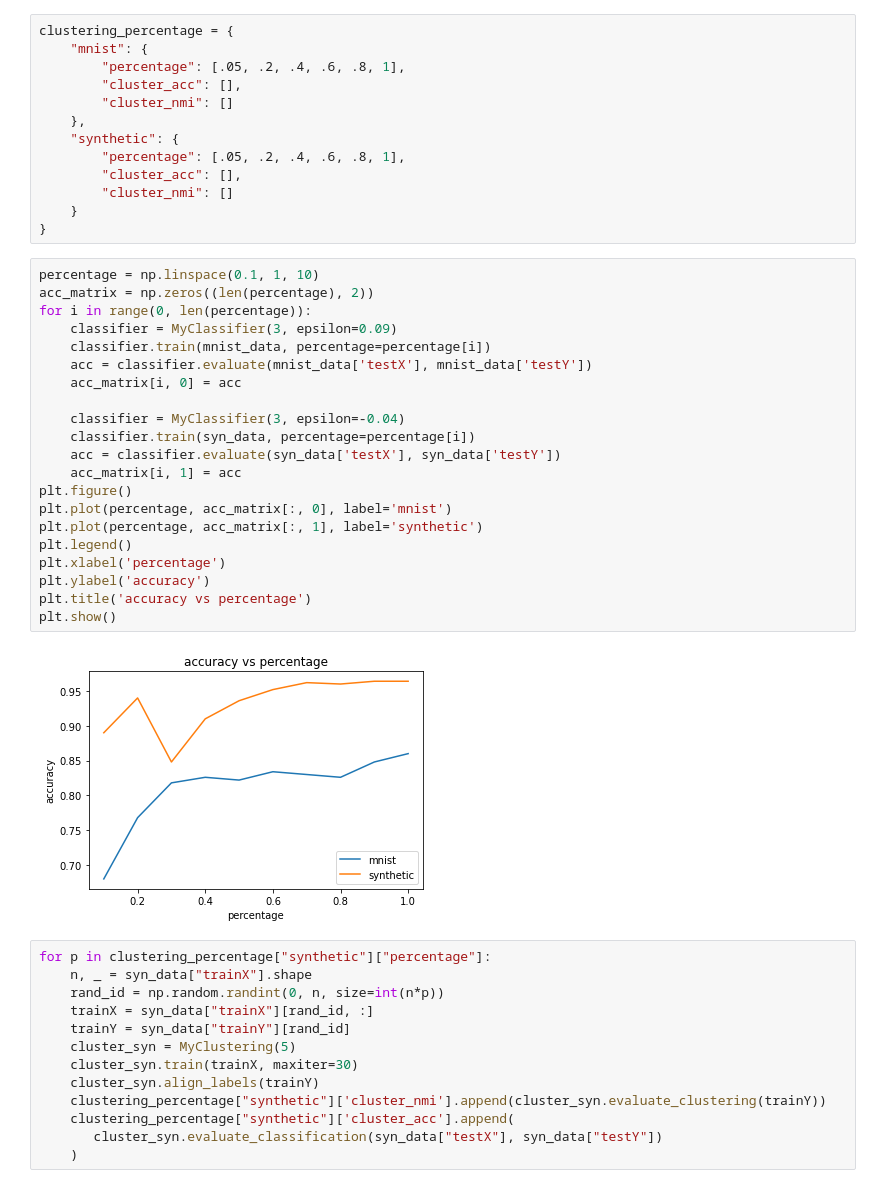
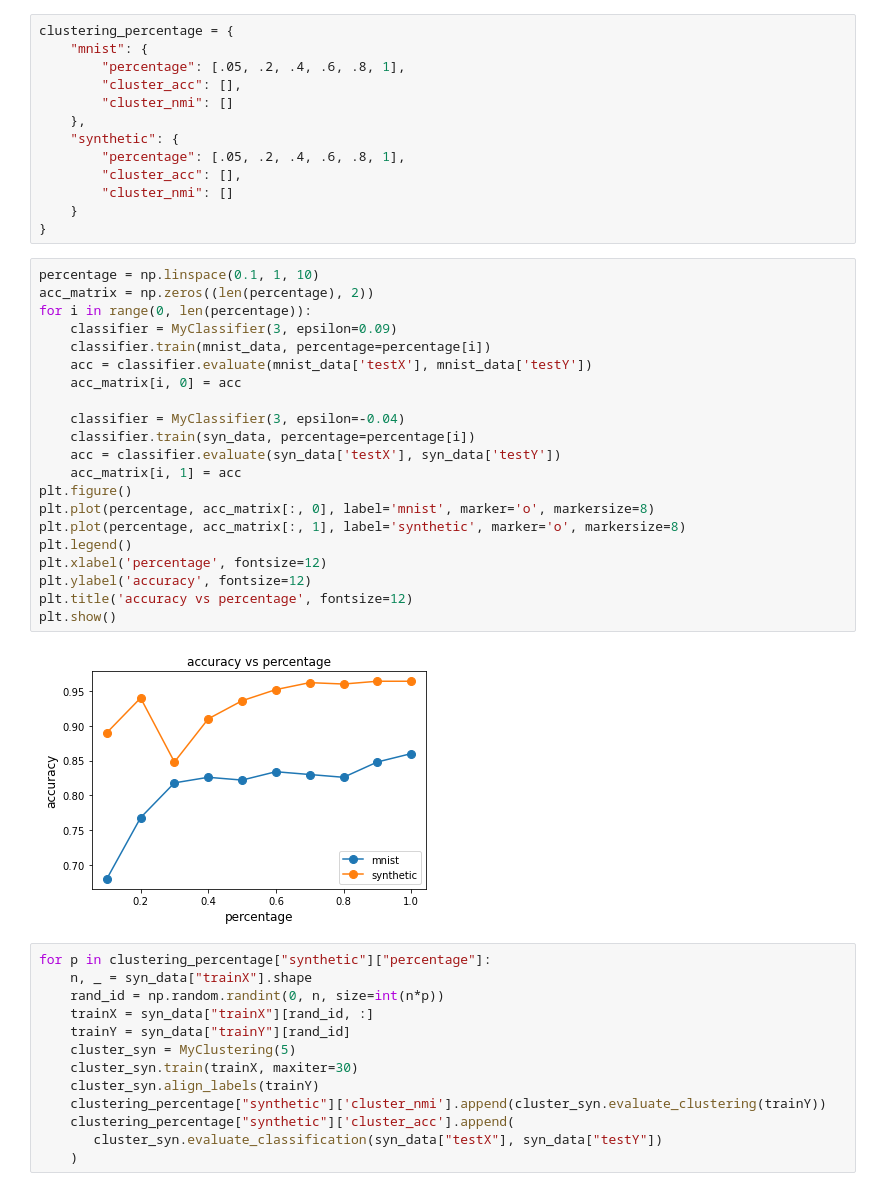
Before and after one commit to YuntianW/ECE236A, a Jupyter notebook: ECE236A_Project_Demo.ipynb, the cells around one changed output. Saved outputs shown, nothing was run; the diff lists cells and outputs as text.

```diff
--- a/ECE236A_Project_Demo.ipynb
+++ b/ECE236A_Project_Demo.ipynb
@@ -175,26 +179,26 @@ clustering_percentage = {
 # %%
 percentage = np.linspace(0.1, 1, 10)
 acc_matrix = np.zeros((len(percentage), 2))
 for i in range(0, len(percentage)):
     classifier = MyClassifier(3, epsilon=0.09)
     classifier.train(mnist_data, percentage=percentage[i])
     acc = classifier.evaluate(mnist_data['testX'], mnist_data['testY'])
     acc_matrix[i, 0] = acc
 
     classifier = MyClassifier(3, epsilon=-0.04)
     classifier.train(syn_data, percentage=percentage[i])
     acc = classifier.evaluate(syn_data['testX'], syn_data['testY'])
     acc_matrix[i, 1] = acc
 plt.figure()
-plt.plot(percentage, acc_matrix[:, 0], label='mnist')
-plt.plot(percentage, acc_matrix[:, 1], label='synthetic')
+plt.plot(percentage, acc_matrix[:, 0], label='mnist', marker='o', markersize=8)
+plt.plot(percentage, acc_matrix[:, 1], label='synthetic', marker='o', markersize=8)
 plt.legend()
-plt.xlabel('percentage')
-plt.ylabel('accuracy')
-plt.title('accuracy vs percentage')
+plt.xlabel('percentage', fontsize=12)
+plt.ylabel('accuracy', fontsize=12)
+plt.title('accuracy vs percentage', fontsize=12)
 plt.show()
 # %% [output]
-[figure, old version]
+[figure, new version]
 # %%
 for p in clustering_percentage["synthetic"]["percentage"]:
     n, _ = syn_data["trainX"].shape
```
Also changed, not shown: parts of 5 cells of this notebook.
